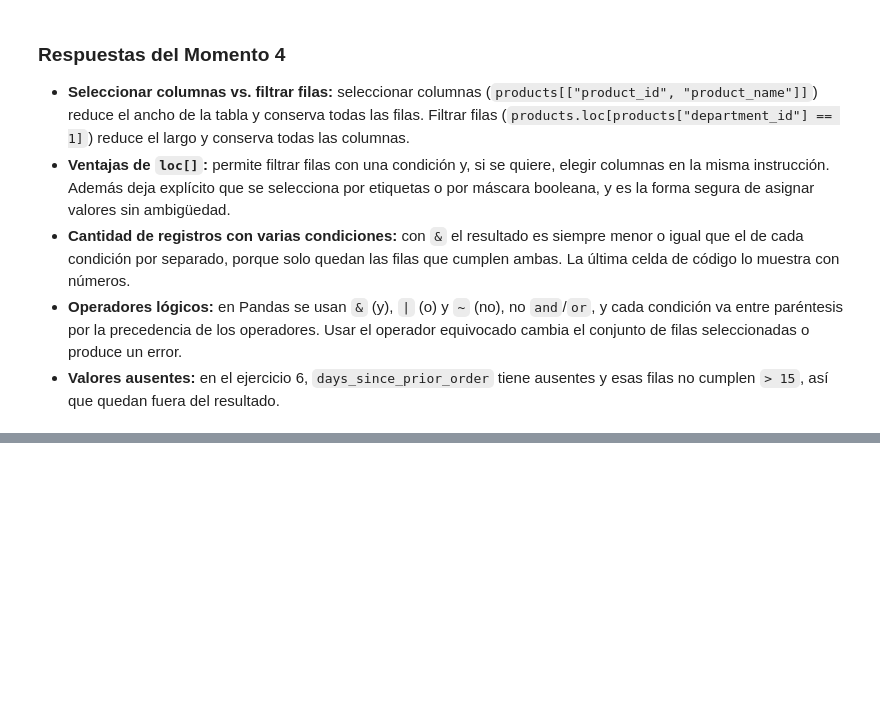
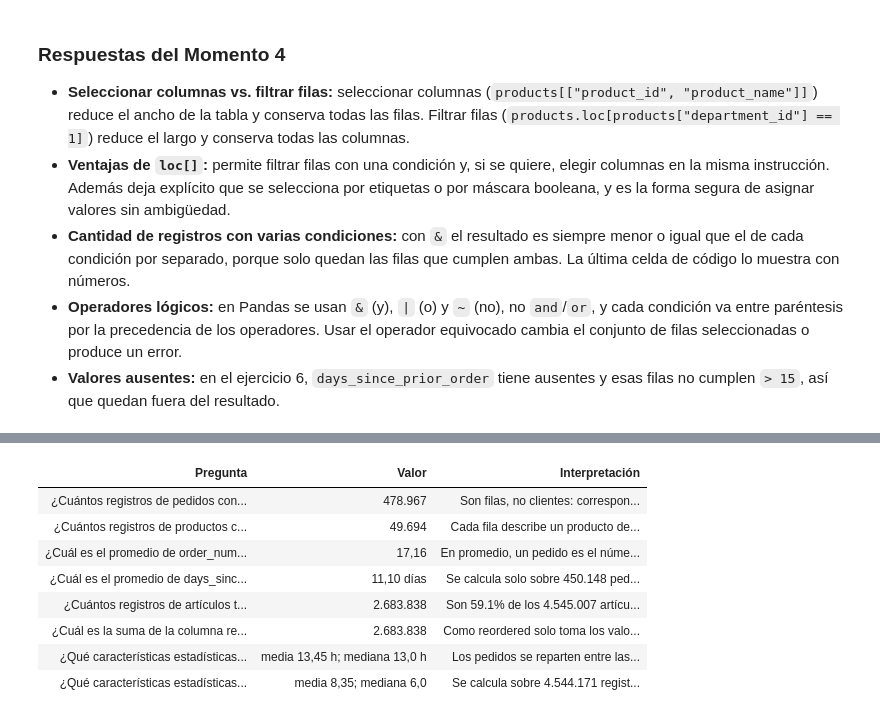
Before and after one commit to brandonmesamm-png/instacart-analisis, a Jupyter notebook: notebooks/01_exploracion.ipynb, the cells around one changed output, grey strips where cells are left out. Drawn from its saved outputs; the diff is of its cells as text; code cells hidden in the pictures; blank space fills up the shorter version.

Commit message:
feat: momento 5, indicadores básicos7

```diff
--- a/notebooks/01_exploracion.ipynb
+++ b/notebooks/01_exploracion.ipynb
@@ -370,0 +375,12 @@ Solo a las 10 horas: 40.578 | Solo order_number > 10: 244.072 | Ambas: 21.537
+# %%
+def fmt(x, decimales=0):
+    s = f"{x:,.{decimales}f}"
+    return s.replace(",", "X").replace(".", ",").replace("X", ".")
+
+n_registros = orders.shape[0]
+n_pedidos = orders["order_id"].nunique()
+n_usuarios = orders["user_id"].nunique()
+
+print("Registros (filas) en orders:", fmt(n_registros))
+print("Pedidos distintos (order_id):", fmt(n_pedidos))
+print("Usuarios distintos (user_id):", fmt(n_usuarios))
@@ -370,0 +420,72 @@ Solo a las 10 horas: 40.578 | Solo order_number > 10: 244.072 | Ambas: 21.537
+# %%
+n_productos = products.shape[0]
+media_orden = orders["order_number"].mean()
+media_dias = orders["days_since_prior_order"].mean()
+n_dias_validos = orders["days_since_prior_order"].count()
+n_dias_ausentes = orders["days_since_prior_order"].isna().sum()
+n_recompras = (order_products["reordered"] == 1).sum()
+suma_reordered = order_products["reordered"].sum()
+pct_recompras = n_recompras / len(order_products)
+coincide = n_recompras == suma_reordered
+
+repetidos = n_registros - n_pedidos
+nota_repetidos = f" Hay {fmt(repetidos)} filas con order_id repetido." if repetidos > 0 else ""
+
+indicadores = pd.DataFrame([
+    {
+        "Pregunta": "¿Cuántos registros de pedidos contiene el archivo?",
+        "Valor": fmt(n_registros),
+        "Interpretación": f"Son filas, no clientes: corresponden a {fmt(n_pedidos)} order_id distintos y {fmt(n_usuarios)} usuarios distintos.{nota_repetidos}",
+    },
+    {
+        "Pregunta": "¿Cuántos registros de productos contiene el catálogo?",
+        "Valor": fmt(n_productos),
+        "Interpretación": "Cada fila describe un producto del catálogo con su pasillo y su departamento.",
+    },
+    {
+        "Pregunta": "¿Cuál es el promedio de order_number?",
+        "Valor": fmt(media_orden, 2),
+        "Interpretación": "En promedio, un pedido es el número indicado dentro del historial de su usuario. Es un promedio por pedido, no por usuario, así que pesan más los clientes que compran con frecuencia.",
+    },
+    {
+        "Pregunta": "¿Cuál es el promedio de days_since_prior_order entre los valores disponibles?",
+        "Valor": fmt(media_dias, 2) + " días",
+        "Interpretación": f"Se calcula solo sobre {fmt(n_dias_validos)} pedidos con valor; los {fmt(n_dias_ausentes)} ausentes no entran en el promedio.",
+    },
+    {
+        "Pregunta": "¿Cuántos registros de artículos tienen reordered igual a 1?",
+        "Valor": fmt(n_recompras),
+        "Interpretación": f"Son {pct_recompras:.1%} de los {fmt(len(order_products))} artículos de order_products: productos que el cliente ya había comprado antes.".replace(".", ",", 0),
+    },
+    {
+        "Pregunta": "¿Cuál es la suma de la columna reordered?",
+        "Valor": fmt(suma_reordered),
+        "Interpretación": "Como reordered solo toma los valores 0 y 1, la suma coincide con el conteo anterior." if coincide else "La suma difiere del conteo anterior, lo que indica que reordered toma otros valores además de 0 y 1.",
+    },
+    {
+        "Pregunta": "¿Qué características estadísticas presenta order_hour_of_day?",
+        "Valor": f"media {fmt(desc_hora['mean'], 2)} h; mediana {fmt(desc_hora['50%'], 1)} h",
+        "Interpretación": f"Los pedidos se reparten entre las {fmt(desc_hora['min'])} y las {fmt(desc_hora['max'])} h; el 50 % central ocurre entre las {fmt(desc_hora['25%'])} y las {fmt(desc_hora['75%'])} h.",
+    },
+    {
+        "Pregunta": "¿Qué características estadísticas presenta add_to_cart_order?",
+        "Valor": f"media {fmt(desc_carrito['mean'], 2)}; mediana {fmt(desc_carrito['50%'], 1)}",
+        "Interpretación": f"Se calcula sobre {fmt(desc_carrito['count'])} registros con valor ({fmt(len(order_products) - desc_carrito['count'])} ausentes). La posición máxima en el carrito es {fmt(desc_carrito['max'])}.",
+    },
+])
+
+display(
+    indicadores.style.hide(axis="index").set_properties(
+        **{"text-align": "left", "white-space": "normal"}
+    )
+)
+# %% [output]
+| Pregunta | Valor | Interpretación |
+| ¿Cuántos registros de pedidos con... | 478.967 | Son filas, no clientes: correspon... |
+| ¿Cuántos registros de productos c... | 49.694 | Cada fila describe un producto de... |
+| ¿Cuál es el promedio de order_num... | 17,16 | En promedio, un pedido es el núme... |
+| ¿Cuál es el promedio de days_sinc... | 11,10 días | Se calcula solo sobre 450.148 ped... |
+| ¿Cuántos registros de artículos t... | 2.683.838 | Son 59.1% de los 4.545.007 artícu... |
+| ¿Cuál es la suma de la columna re... | 2.683.838 | Como reordered solo toma los valo... |
+| ¿Qué características estadísticas... | media 13,45 h; mediana 13,0 h | Los pedidos se reparten entre las... |
+| ¿Qué características estadísticas... | media 8,35; mediana 6,0 | Se calcula sobre 4.544.171 regist... |
```
Also changed, not shown: parts of 4 cells of this notebook.
